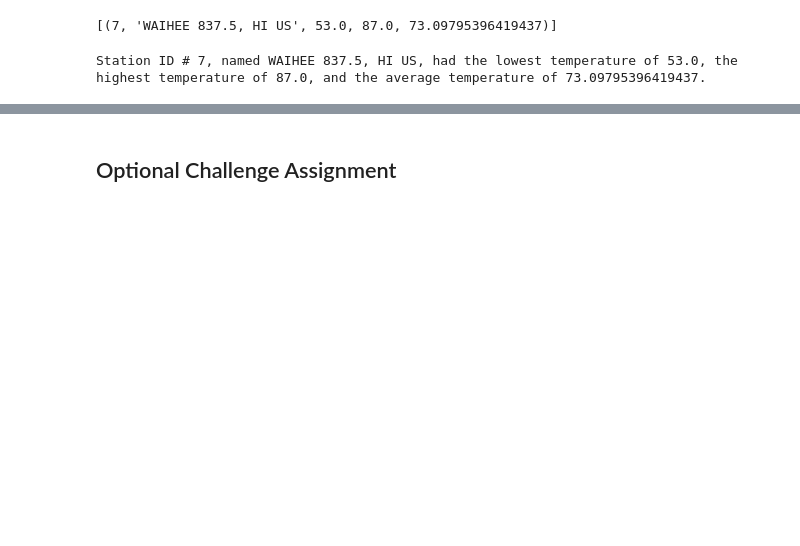
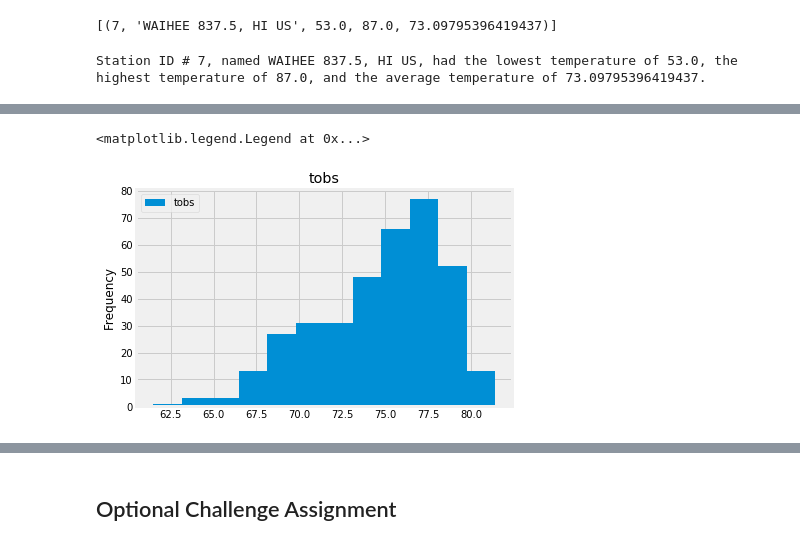
Before and after one commit to professorlust/sql-alchemy, a Jupyter notebook: climate_Reed.ipynb, the cells around one changed output, grey strips where cells are left out. Cells and saved outputs as stored; diff of their text form; code cells hidden in the pictures; blank space fills up the shorter version.

```diff
--- a/climate_Reed.ipynb
+++ b/climate_Reed.ipynb
@@ -188,0 +186,5 @@ stationCount
+# %%
+# Create variable for most active station (e.g., first row id)
+count_df = pd.DataFrame(stationCount, columns=['id', 'name', 'counts'])
+active = count_df['id'].iloc[0:1].values.item()
+active
@@ -203,6 +207,9 @@ Station ID # 7, named WAIHEE 837.5, HI US, had the lowest temperature of 53.0, t
 # %%
 # Choose the station with the highest number of temperature observations.
 # Query the last 12 months of temperature observation data for this station and plot the results as a histogram
-maxTemps = session.query(Station.id, Station.name, Measurement.tobs).join(Measurement, Station.station == Measurement.station).order_by(Measurement.tobs.desc()).all()
-maxTemps
+maxTemp = session.query(Station.id, Station.name, Measurement.date, func.avg(Measurement.tobs)).\
+        join(Measurement, Station.id == active).\
+        group_by(Measurement.date).\
+        filter(Measurement.date > yearAgo2).all()
+maxTemp
 # %% [output]
@@ -212,3 +233,13 @@ AttributeError: 'list' object has no attribute 'limit'
+# %%
+maxHist_df = pd.DataFrame(maxTemp, columns=['id', 'name', 'date', 'tobs'])
+#maxHist_df
+
+maxHist_df.hist(column='tobs', bins=12)
+plt.ylabel('Frequency')
+plt.legend(('tobs',), loc='upper left')
+# %% [output]
+<matplotlib.legend.Legend at 0x...>
+[figure, added]
 # %%
 # This function called `calc_temps` will accept start date and end date in the format '%Y-%m-%d'
 # and return the minimum, average, and maximum temperatures for that range of dates
```
Also changed, not shown: parts of 16 cells of this notebook.
